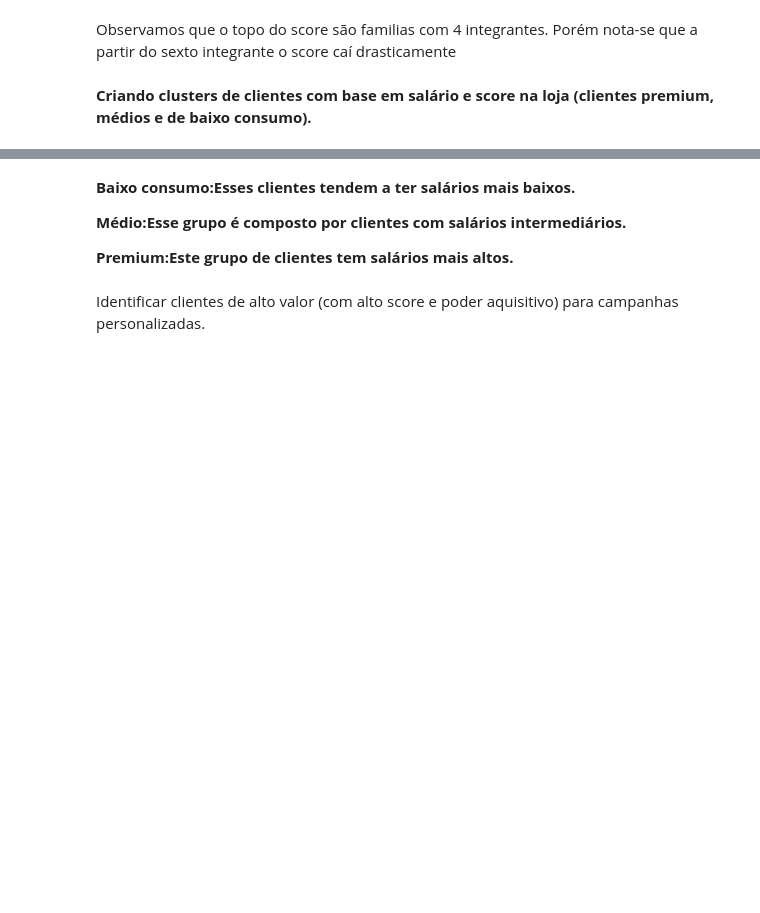
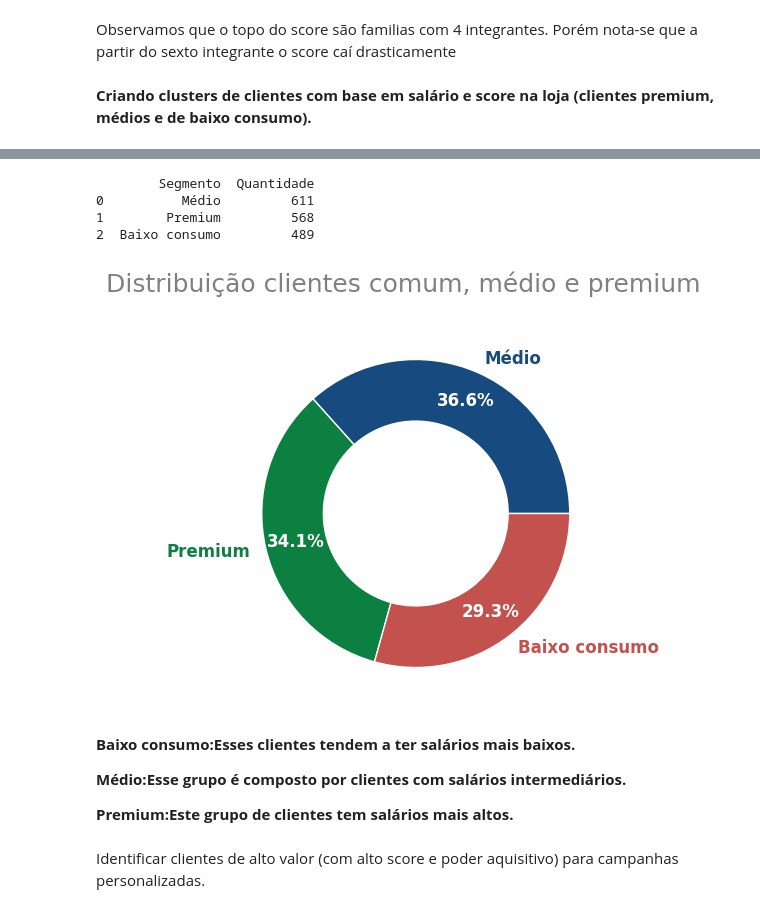
Before and after one commit to Jgabriel1800/Clientes-mercado, a Jupyter notebook: Clientes_mercado.ipynb, the cells around one changed output, grey strips where cells are left out. Saved outputs shown, nothing was run; the diff lists cells and outputs as text; code cells hidden in the pictures; blank space fills up the shorter version.

```diff
--- a/Clientes_mercado.ipynb
+++ b/Clientes_mercado.ipynb
@@ -1210,6 +1265,43 @@ Try using .loc[row_indexer,col_indexer] = value instead
 
 See the caveats in the documentation: https://pandas.pydata.org/pandas-docs/stable/user_guide/indexing.html#returning-a-view-versus-a-copy
 [interactive output not drawn]
+# %%
+
+df_segmentos = df_cluster_salario_score['Segmento'].value_counts().reset_index()
+
+df_segmentos.columns = ['Segmento', 'Quantidade']
+
+print(df_segmentos)
+# %% [output]
+        Segmento  Quantidade
+0          Médio         611
+1        Premium         568
+2  Baixo consumo         489
+# %%
+import matplotlib.pyplot as plt
+cores=[AZUL1,VERDE1,VERMELHO1]
+fig, ax = plt.subplots(figsize=(10, 5))
+
+plt.suptitle('Distribuição clientes comum, médio e premium',fontsize=18, color='grey', ha='center')
+
+ptc, text, _ = ax.pie(
+    df_segmentos['Quantidade'],
+    labels=df_segmentos['Segmento'],
+    autopct='%.1f%%',
+    startangle=0,
+    pctdistance=0.8,
+    wedgeprops=dict(width=0.4),
+    textprops=dict(size=12, fontweight='bold', color='white'),
+    colors=cores
+)
+
+
+for t, p in zip(text, ptc):
+    t.set_color(p.get_facecolor())
+
+plt.show()
+# %% [output]
+[figure, added]
 # %% [markdown]
 **Baixo consumo:Esses clientes tendem a ter salários mais baixos.**
 
```
Also changed, not shown: parts of 14 cells of this notebook.
